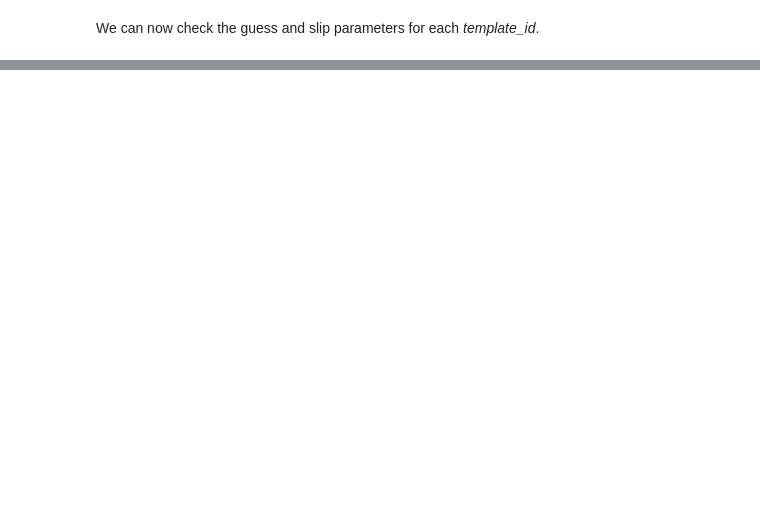
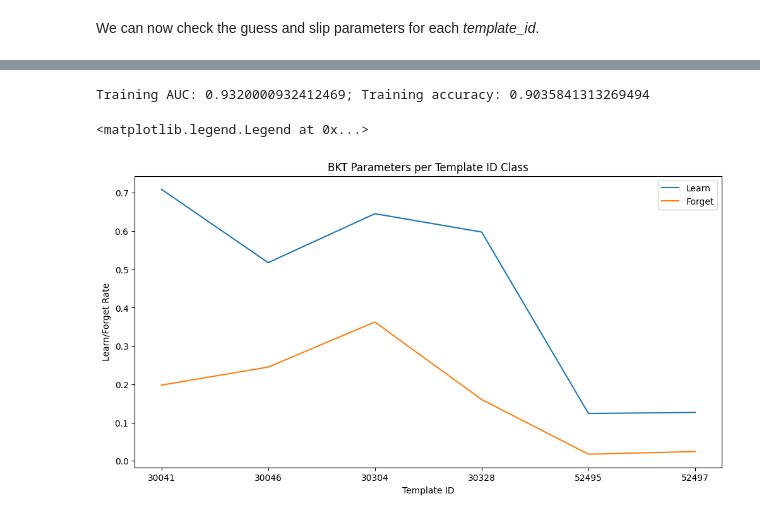
Before and after one commit to benjamingarzon/AMLD2025-Education-Workshop, a Jupyter notebook: BKT_tutorial.ipynb, the cells around one changed output, grey strips where cells are left out. Drawn from its saved outputs; the diff is of its cells as text; code cells hidden in the pictures; blank space fills up the shorter version.

```diff
--- a/BKT_tutorial.ipynb
+++ b/BKT_tutorial.ipynb
@@ -305,0 +333,3 @@ Name: skill_name, dtype: float64
+# %%
+BKT.fit(data=df, skills=SKILL_LIST[0], multilearn="template_id", forgets=True)
+BKT.params()
@@ -305,0 +354,19 @@ Name: skill_name, dtype: float64
+# %%
+auc_train = BKT.evaluate(data=df, metric="auc")
+accuracy_train = BKT.evaluate(data=df, metric="accuracy")
+
+print(f"Training AUC: {auc_train}; Training accuracy: {accuracy_train}")
+# %% [output]
+Training AUC: 0.9320000932412469; Training accuracy: 0.9035841313269494
+# %%
+params = BKT.params()
+plt.figure(figsize=(12, 6))
+plt.plot(params.loc[(SKILL_LIST[0], "learns")], label="Learn")
+plt.plot(params.loc[(SKILL_LIST[0], "forgets")], label="Forget")
+plt.xlabel("Template ID")
+plt.ylabel("Learn/Forget Rate")
+plt.title("BKT Parameters per Template ID Class")
+plt.legend()
+# %% [output]
+<matplotlib.legend.Legend at 0x...>
+[figure, added]
```
Also changed, not shown: parts of 25 cells of this notebook.
